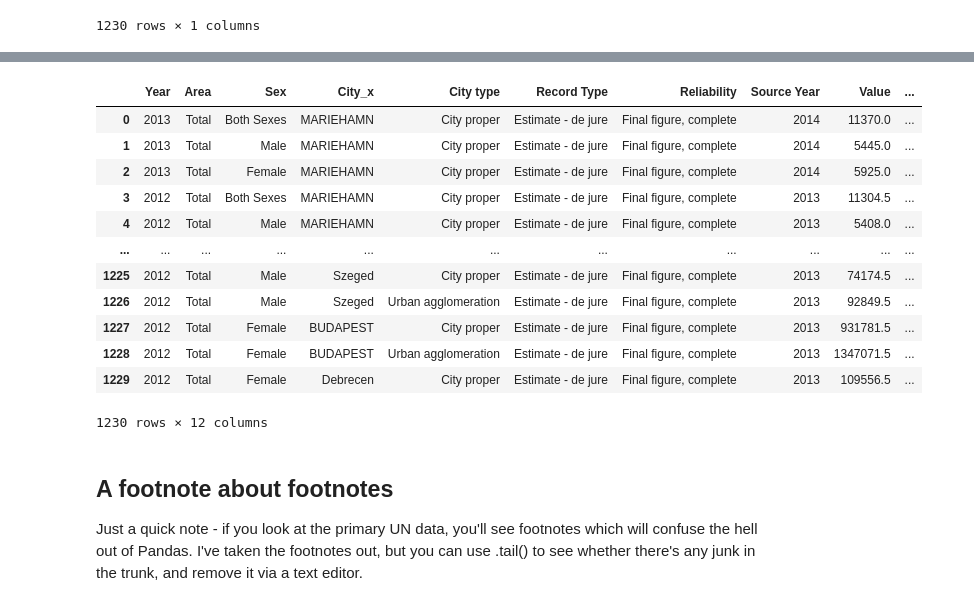
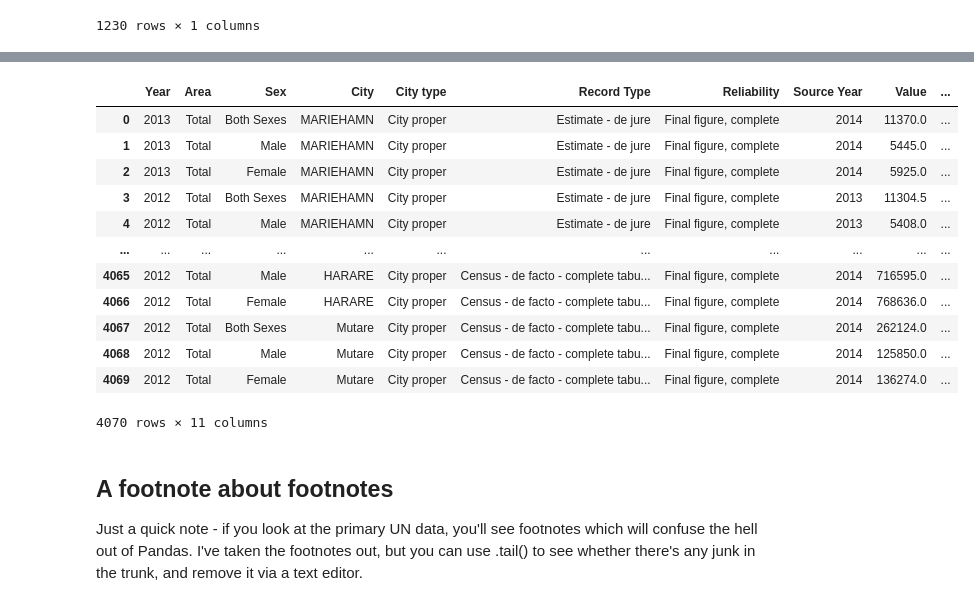
Before and after one commit to gabriellekhoo/QM2, a Jupyter notebook: notebooks/W06. Merging and Joining.ipynb, the cells around one changed output, grey strips where cells are left out. Cells and saved outputs as stored; diff of their text form; code cells hidden in the pictures.

```diff
--- a/notebooks/W06. Merging and Joining.ipynb
+++ b/notebooks/W06. Merging and Joining.ipynb
@@ -445,21 +465,20 @@ city_c.set_index('City')
 # %%
-cities = city_pop.merge(city_c, left_index=True, right_index=True)
+cities = city_pop.merge(city_c, left_on='City', right_on='City')
+cities
+# %% [output]
+|  | Year | Area | Sex | City | City type | Record Type | Reliability | Source Year | Value | ... |
+| 0 | 2013 | Total | Both Sexes | MARIEHAMN | City proper | Estimate - de jure | Final figure, complete | 2014 | 11370.0 | ... |
+| 1 | 2013 | Total | Male | MARIEHAMN | City proper | Estimate - de jure | Final figure, complete | 2014 | 5445.0 | ... |
+| 2 | 2013 | Total | Female | MARIEHAMN | City proper | Estimate - de jure | Final figure, complete | 2014 | 5925.0 | ... |
+| 3 | 2012 | Total | Both Sexes | MARIEHAMN | City proper | Estimate - de jure | Final figure, complete | 2013 | 11304.5 | ... |
+| 4 | 2012 | Total | Male | MARIEHAMN | City proper | Estimate - de jure | Final figure, complete | 2013 | 5408.0 | ... |
+| ... | ... | ... | ... | ... | ... | ... | ... | ... | ... | ... |
+| 4065 | 2012 | Total | Male | HARARE | City proper | Census - de facto - complete tabu... | Final figure, complete | 2014 | 716595.0 | ... |
+| 4066 | 2012 | Total | Female | HARARE | City proper | Census - de facto - complete tabu... | Final figure, complete | 2014 | 768636.0 | ... |
+| 4067 | 2012 | Total | Both Sexes | Mutare | City proper | Census - de facto - complete tabu... | Final figure, complete | 2014 | 262124.0 | ... |
+| 4068 | 2012 | Total | Male | Mutare | City proper | Census - de facto - complete tabu... | Final figure, complete | 2014 | 125850.0 | ... |
+| 4069 | 2012 | Total | Female | Mutare | City proper | Census - de facto - complete tabu... | Final figure, complete | 2014 | 136274.0 | ... |
+4070 rows × 11 columns
-# %%
-cities
-# %% [output]
-|  | Year | Area | Sex | City_x | City type | Record Type | Reliability | Source Year | Value | ... |
-| 0 | 2013 | Total | Both Sexes | MARIEHAMN | City proper | Estimate - de jure | Final figure, complete | 2014 | 11370.0 | ... |
-| 1 | 2013 | Total | Male | MARIEHAMN | City proper | Estimate - de jure | Final figure, complete | 2014 | 5445.0 | ... |
-| 2 | 2013 | Total | Female | MARIEHAMN | City proper | Estimate - de jure | Final figure, complete | 2014 | 5925.0 | ... |
-| 3 | 2012 | Total | Both Sexes | MARIEHAMN | City proper | Estimate - de jure | Final figure, complete | 2013 | 11304.5 | ... |
-| 4 | 2012 | Total | Male | MARIEHAMN | City proper | Estimate - de jure | Final figure, complete | 2013 | 5408.0 | ... |
-| ... | ... | ... | ... | ... | ... | ... | ... | ... | ... | ... |
-| 1225 | 2012 | Total | Male | Szeged | City proper | Estimate - de jure | Final figure, complete | 2013 | 74174.5 | ... |
-| 1226 | 2012 | Total | Male | Szeged | Urban agglomeration | Estimate - de jure | Final figure, complete | 2013 | 92849.5 | ... |
-| 1227 | 2012 | Total | Female | BUDAPEST | City proper | Estimate - de jure | Final figure, complete | 2013 | 931781.5 | ... |
-| 1228 | 2012 | Total | Female | BUDAPEST | Urban agglomeration | Estimate - de jure | Final figure, complete | 2013 | 1347071.5 | ... |
-| 1229 | 2012 | Total | Female | Debrecen | City proper | Estimate - de jure | Final figure, complete | 2013 | 109556.5 | ... |
-1230 rows × 12 columns
 # %% [markdown]
 ## A footnote about footnotes
 
```
Also changed, not shown: parts of 36 cells of this notebook.
